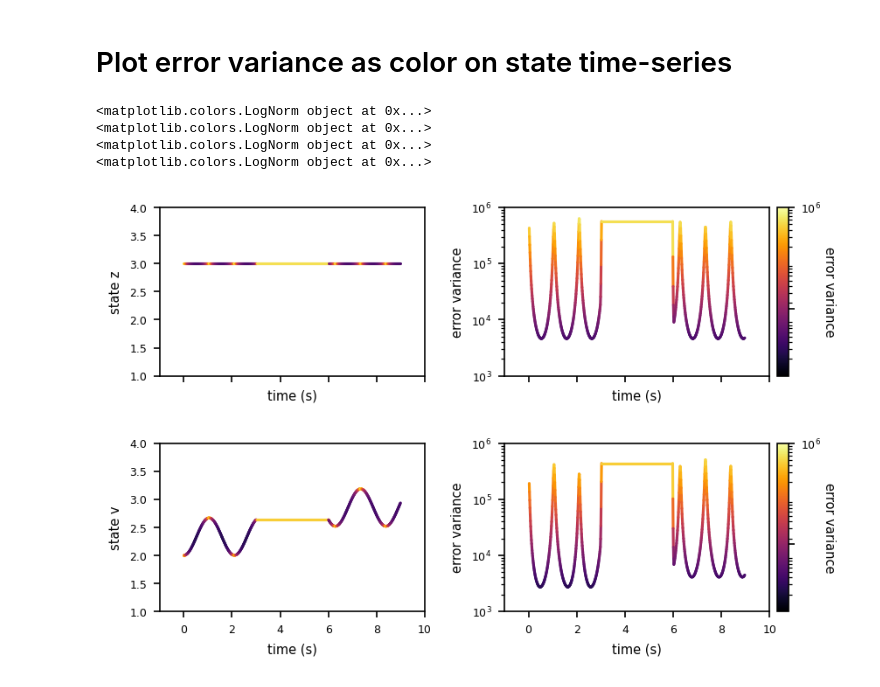
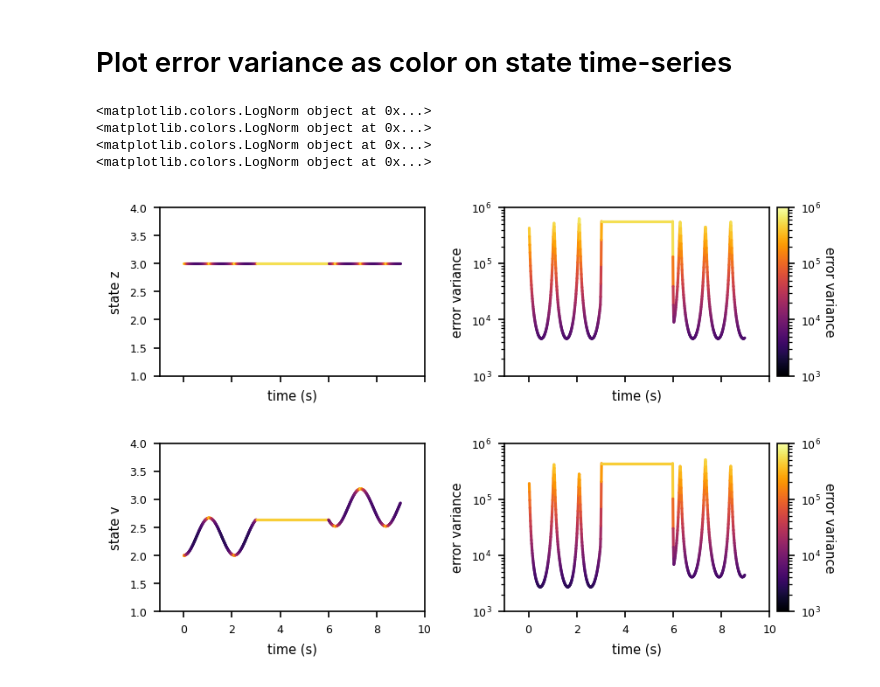
Before and after one commit to vanbreugel-lab/pybounds, a Jupyter notebook: notebooks/mono_camera_example.ipynb, the cells around one changed output. Drawn from its saved outputs; the diff is of its cells as text; code cells hidden in the pictures.

```diff
--- a/notebooks/mono_camera_example.ipynb
+++ b/notebooks/mono_camera_example.ipynb
@@ -166,35 +166,39 @@ fig, ax = plt.subplots(n_state, 2, figsize=(6, n_state*2), dpi=150, sharex=True)
 ax = np.atleast_2d(ax)
 
 cmap = 'inferno'
-cnorm = mpl.colors.LogNorm(1e3, 1e6)
+
+log_tick_low = 3
+log_tick_high = 6
+cnorm = mpl.colors.LogNorm(10**log_tick_low, 10**log_tick_high)
 
 for n, state_name in enumerate(o_states):
     colorline(sim_data['t'].values, sim_data[state_name].values, EV_no_nan[state_name].values, ax=ax[n, 0], cmap=cmap, norm=cnorm)
     colorline(sim_data['t'].values, EV_no_nan[state_name].values, EV_no_nan[state_name].values, ax=ax[n, 1], cmap=cmap, norm=cnorm)
 
     # Colorbar
     cax = ax[n, -1].inset_axes([1.03, 0.0, 0.04, 1.0])
-    cbar = fig.colorbar(mpl.cm.ScalarMappable(norm=cnorm, cmap=cmap), cax=cax, ticks=np.logspace(-3, 6, 6))
+    cbar = fig.colorbar(mpl.cm.ScalarMappable(norm=cnorm, cmap=cmap), cax=cax,
+                        ticks=np.logspace(log_tick_low, log_tick_high, log_tick_high-log_tick_low + 1))
     cbar.set_label('error variance', rotation=270, fontsize=7, labelpad=8)
     cbar.ax.tick_params(labelsize=6)
 
     ax[n, 0].set_ylim(1, 4)
     ax[n, 0].set_ylabel('state ' + state_name, fontsize=7)
 
     ax[n, 1].set_ylim(1e3, 1e6)
     ax[n, 1].set_yscale('log')
     ax[n, 1].set_ylabel('error variance', fontsize=7)
 
 
 for a in ax.flat:
     a.tick_params(axis='both', labelsize=6)
     a.set_xlabel('time (s)', fontsize=7)
     a.set_xlim(-1, 10)
 
 fig.subplots_adjust(left=None, bottom=None, right=None, top=None, wspace=0.3, hspace=0.4)
 # %% [output]
 <matplotlib.colors.LogNorm object at 0x...>
 <matplotlib.colors.LogNorm object at 0x...>
 <matplotlib.colors.LogNorm object at 0x...>
 <matplotlib.colors.LogNorm object at 0x...>
-[figure, old version]
+[figure, new version]
```
Also changed, not shown: parts of 1 cell of this notebook.
